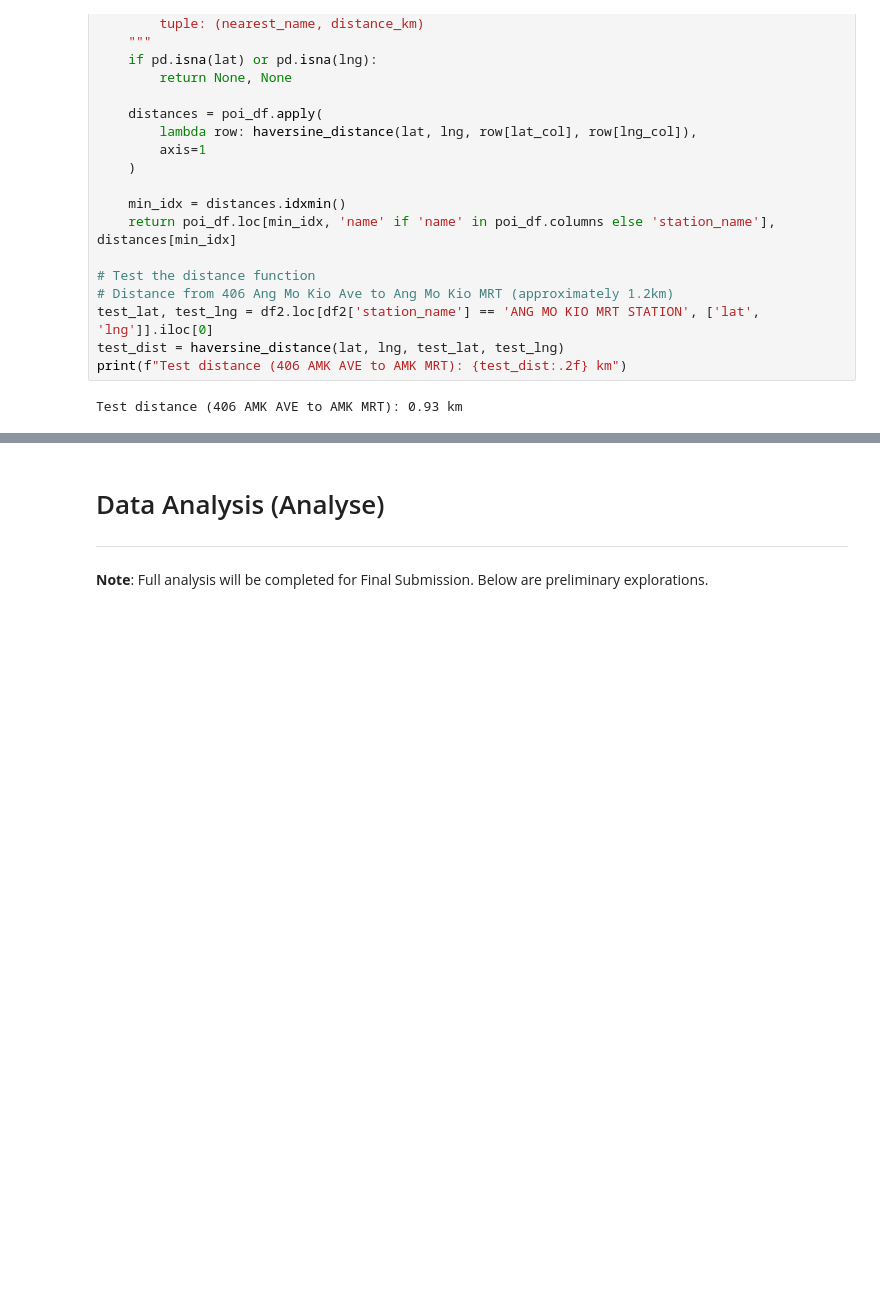
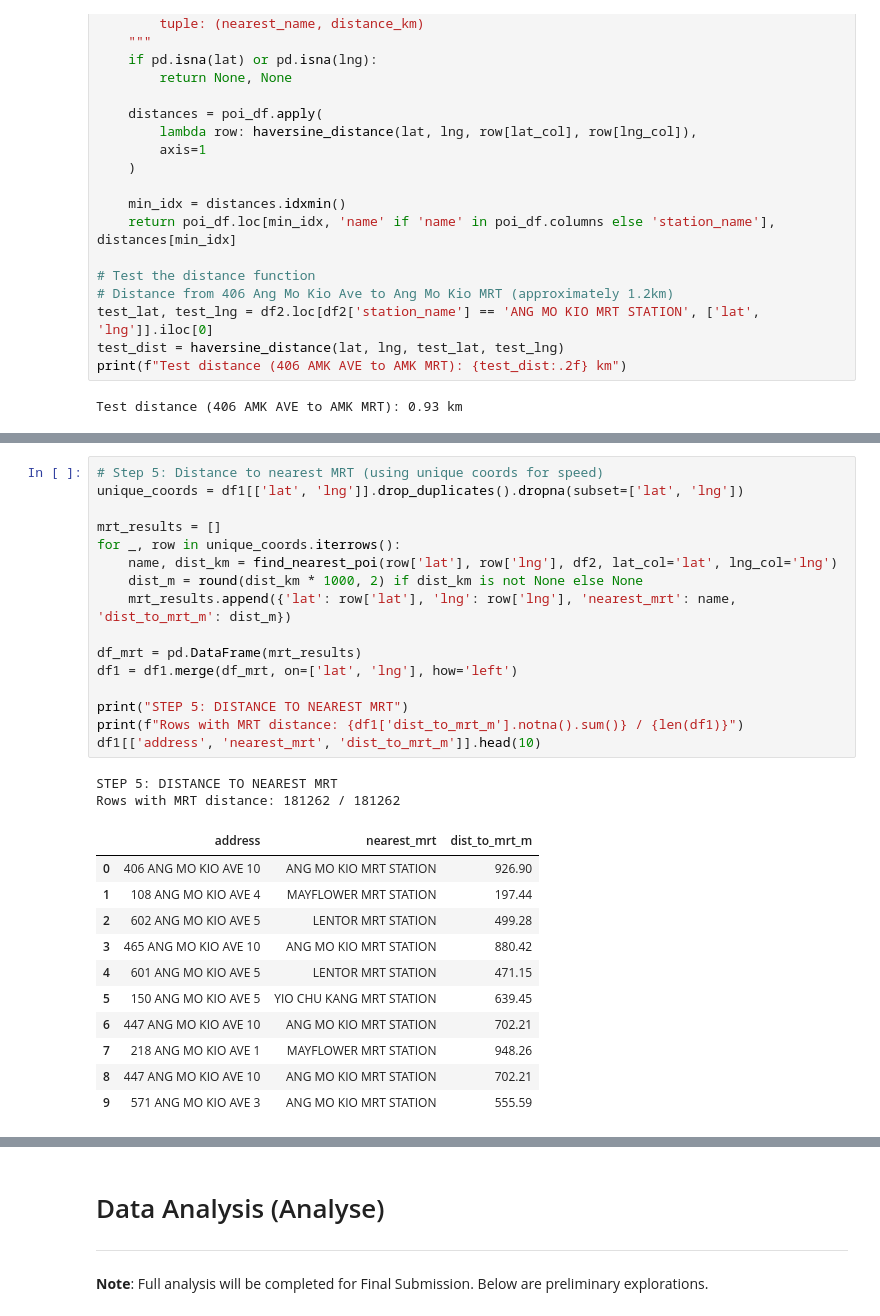
Before and after one commit to jjianhhao/HDB-Resale-Price-Analysis-and-Prediction, a Jupyter notebook: SC3021_HDB_Resale_Analysis.ipynb, the cells around one changed output, grey strips where cells are left out. Drawn from its saved outputs; the diff is of its cells as text; blank space fills up the shorter version.

Commit message:
Add Step 5 & 6: distance to nearest MRT and mall (metres, 2dp)
Made-with: Cursor

```diff
--- a/SC3021_HDB_Resale_Analysis.ipynb
+++ b/SC3021_HDB_Resale_Analysis.ipynb
@@ -999,0 +1110,30 @@ Test distance (406 AMK AVE to AMK MRT): 0.93 km
+# %%
+# Step 5: Distance to nearest MRT (using unique coords for speed)
+unique_coords = df1[['lat', 'lng']].drop_duplicates().dropna(subset=['lat', 'lng'])
+
+mrt_results = []
+for _, row in unique_coords.iterrows():
+    name, dist_km = find_nearest_poi(row['lat'], row['lng'], df2, lat_col='lat', lng_col='lng')
+    dist_m = round(dist_km * 1000, 2) if dist_km is not None else None
+    mrt_results.append({'lat': row['lat'], 'lng': row['lng'], 'nearest_mrt': name, 'dist_to_mrt_m': dist_m})
+
+df_mrt = pd.DataFrame(mrt_results)
+df1 = df1.merge(df_mrt, on=['lat', 'lng'], how='left')
+
+print("STEP 5: DISTANCE TO NEAREST MRT")
+print(f"Rows with MRT distance: {df1['dist_to_mrt_m'].notna().sum()} / {len(df1)}")
+df1[['address', 'nearest_mrt', 'dist_to_mrt_m']].head(10)
+# %% [output]
+STEP 5: DISTANCE TO NEAREST MRT
+Rows with MRT distance: 181262 / 181262
+|  | address | nearest_mrt | dist_to_mrt_m |
+| 0 | 406 ANG MO KIO AVE 10 | ANG MO KIO MRT STATION | 926.90 |
+| 1 | 108 ANG MO KIO AVE 4 | MAYFLOWER MRT STATION | 197.44 |
+| 2 | 602 ANG MO KIO AVE 5 | LENTOR MRT STATION | 499.28 |
+| 3 | 465 ANG MO KIO AVE 10 | ANG MO KIO MRT STATION | 880.42 |
+| 4 | 601 ANG MO KIO AVE 5 | LENTOR MRT STATION | 471.15 |
+| 5 | 150 ANG MO KIO AVE 5 | YIO CHU KANG MRT STATION | 639.45 |
+| 6 | 447 ANG MO KIO AVE 10 | ANG MO KIO MRT STATION | 702.21 |
+| 7 | 218 ANG MO KIO AVE 1 | MAYFLOWER MRT STATION | 948.26 |
+| 8 | 447 ANG MO KIO AVE 10 | ANG MO KIO MRT STATION | 702.21 |
+| 9 | 571 ANG MO KIO AVE 3 | ANG MO KIO MRT STATION | 555.59 |
```
Also changed, not shown: parts of 6 cells of this notebook.
